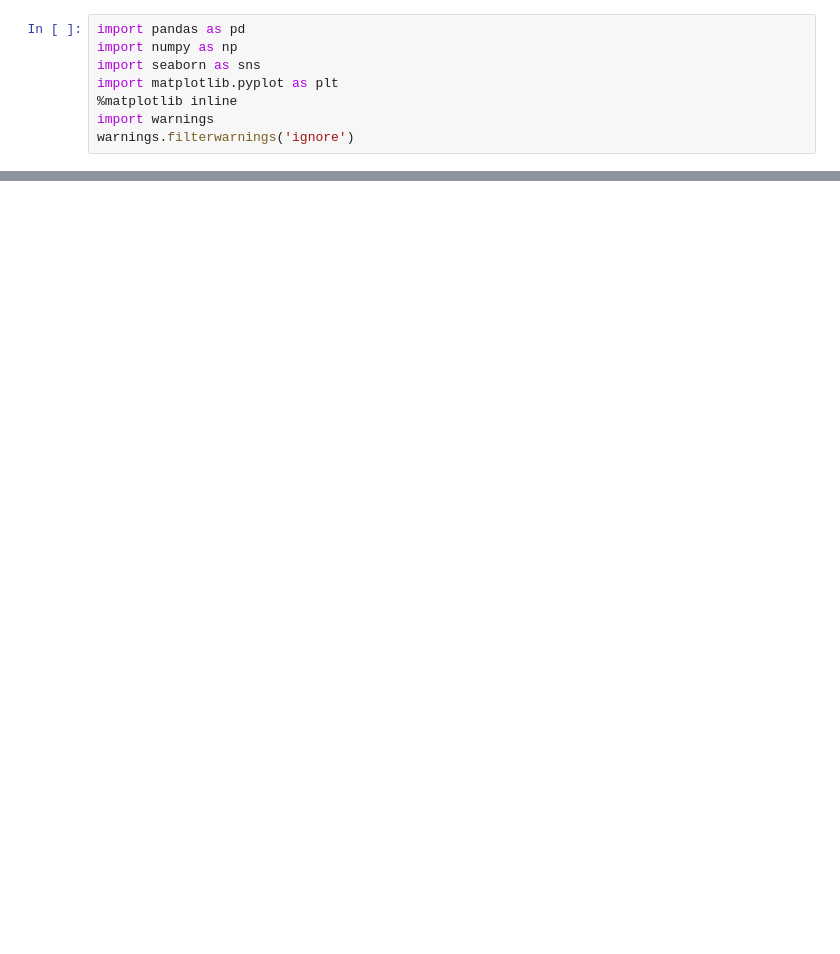
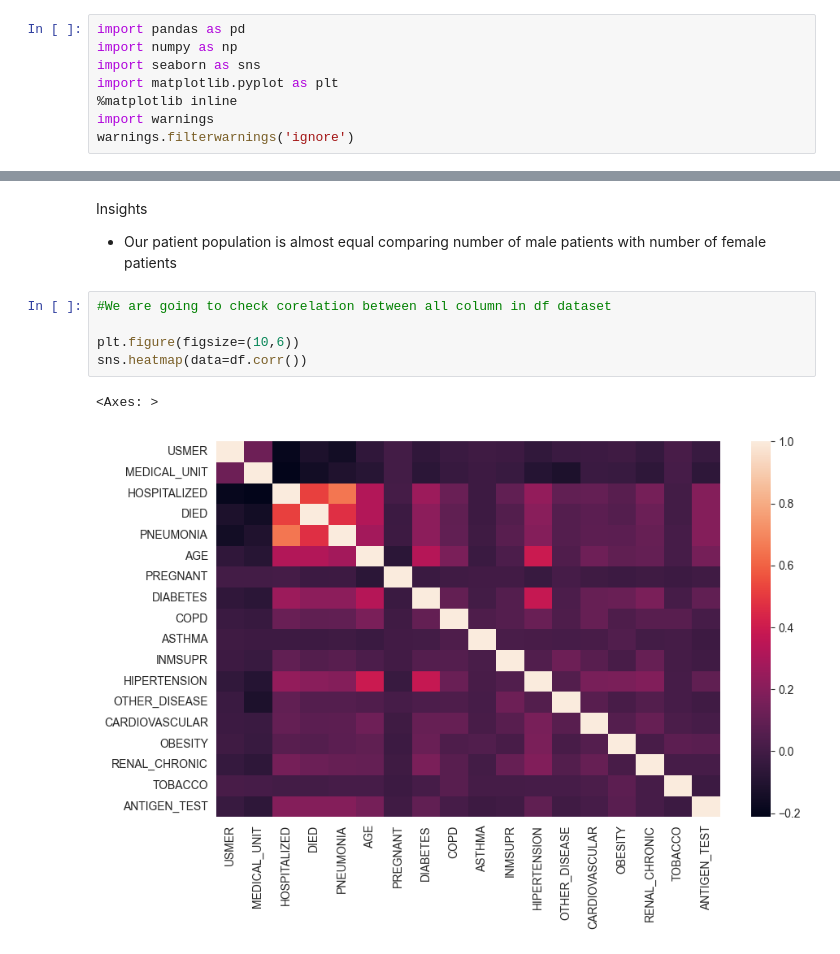
Before and after one commit to vucina1906/covid, a Jupyter notebook: notebook/data/EDA.ipynb, the cells around one changed output, grey strips where cells are left out. Saved outputs shown, nothing was run; the diff lists cells and outputs as text; blank space fills up the shorter version.

```diff
--- a/notebook/data/EDA.ipynb
+++ b/notebook/data/EDA.ipynb
@@ -20,0 +346,11 @@ ParserError: Error tokenizing data. C error: Expected 2 fields in line 14, saw 3
+# %% [markdown]
+Insights
+* Our patient population is almost equal comparing number of male patients with number of female patients
+# %%
+#We are going to check corelation between all column in df dataset
+
+plt.figure(figsize=(10,6))
+sns.heatmap(data=df.corr())
+# %% [output]
+<Axes: >
+[figure, added]
```
Also changed, not shown: parts of 66 cells of this notebook, 17 other files.
